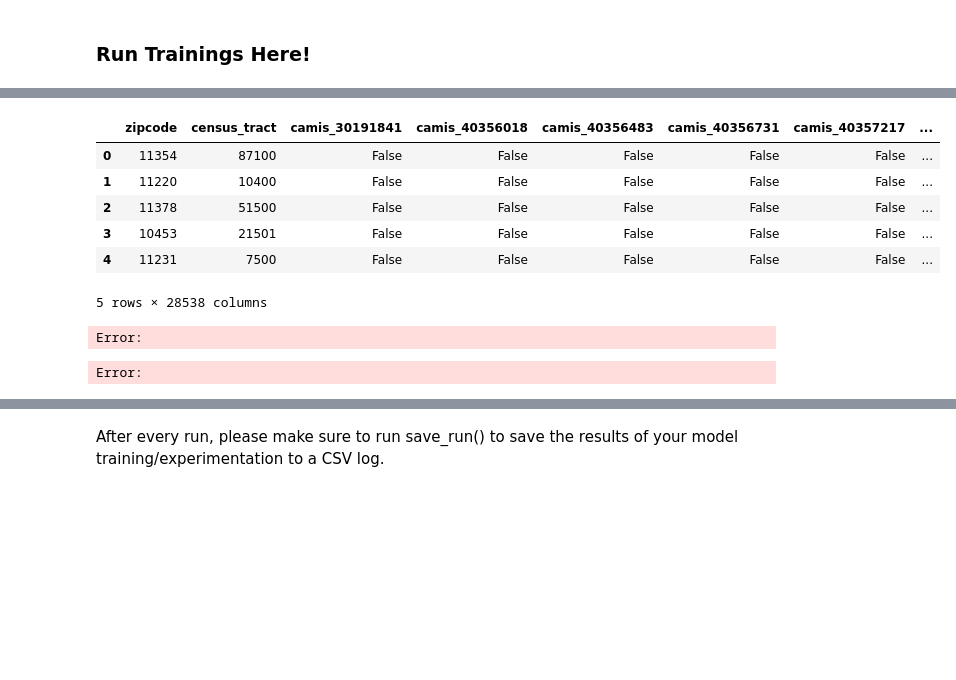
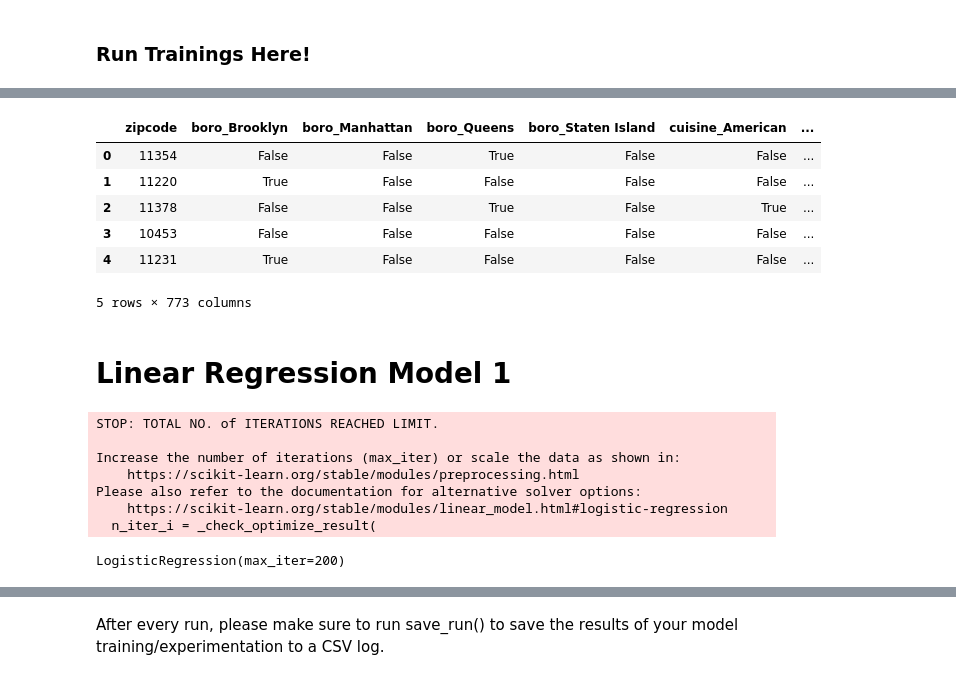
Before and after one commit to Neelka96/CurryExpansion, a Jupyter notebook: ML_Training_In_Class/Manny/ml_training.ipynb, the cells around one changed output, grey strips where cells are left out. Saved outputs shown, nothing was run; the diff lists cells and outputs as text; code cells hidden in the pictures; blank space fills up the shorter version.

Commit message:
Model Tuning

```diff
--- a/ML_Training_In_Class/Manny/ml_training.ipynb
+++ b/ML_Training_In_Class/Manny/ml_training.ipynb
@@ -231,0 +371,16 @@ Name: count, dtype: int64
+# %%
+X['inspection_date'] = pd.to_datetime(X['inspection_date'])
+# %%
+X['inspection_month'] = X['inspection_date'].dt.month
+# %%
+def month_to_season(month):
+    if month in [12, 1, 2]:
+        return 'Winter'
+    elif month in [3, 4, 5]:
+        return 'Spring'
+    elif month in [6, 7, 8]:
+        return 'Summer'
+    else:
+        return 'Fall'
+
+X['inspection_season'] = X['inspection_month'].apply(month_to_season)
@@ -231,0 +432,2 @@ Name: count, dtype: int64
+# %%
+X = X.drop(columns = ["inspection_date"])
@@ -232,31 +443,30 @@ Name: count, dtype: int64
 # %%
 # Encoding categorical variables for processing.
 # We combine X and Y temporarily to for clean transformation.
 
-df_binary = pd.concat([binary_X, binary_y], axis = 1)
+new_df = pd.concat([X, y], axis = 1)
 
 # Define categorical columns
-categorical_columns = ['camis', 'boro', 'cuisine', 'inspection_date', 'inspection_type', 'inspection_subtype',
-                    'action', 'violation_code', 'critical_flag', 'nta']
+categorical_columns = ['boro', 'cuisine', 'inspection_type', 'inspection_subtype',
+                    'action', 'violation_code', 'critical_flag', 'census_tract', 'nta', 'inspection_month', 'inspection_season']
 
 # Hot-encode categorical columns.
 
-df_binary_encoded = pd.get_dummies(df_binary, columns = categorical_columns, drop_first = True)
+df_encoded = pd.get_dummies(new_df, columns = categorical_columns, drop_first = True)
 
 # Split the data back into target and features.
 
-binary_X_encoded = df_binary_encoded.drop(columns = ['failing'])
-binary_y_encoded = df_binary_encoded['failing']
+X_encoded = df_encoded.drop(columns = ['failing'])
+y_encoded = df_encoded['failing']
 
-#Inspect data.
+# Inspect data.
 
-binary_X_encoded.shape
-binary_X_encoded.head()
+X_encoded.head()
 # %% [output]
-|  | zipcode | census_tract | camis_30191841 | camis_40356018 | camis_40356483 | camis_40356731 | camis_40357217 | ... |
-| 0 | 11354 | 87100 | False | False | False | False | False | ... |
-| 1 | 11220 | 10400 | False | False | False | False | False | ... |
-| 2 | 11378 | 51500 | False | False | False | False | False | ... |
-| 3 | 10453 | 21501 | False | False | False | False | False | ... |
-| 4 | 11231 | 7500 | False | False | False | False | False | ... |
+|  | zipcode | boro_Brooklyn | boro_Manhattan | boro_Queens | boro_Staten Island | cuisine_American | ... |
+| 0 | 11354 | False | False | True | False | False | ... |
+| 1 | 11220 | True | False | False | False | False | ... |
+| 2 | 11378 | False | False | True | False | True | ... |
+| 3 | 10453 | False | False | False | False | False | ... |
+| 4 | 11231 | True | False | False | False | False | ... |
-5 rows × 28538 columns
+5 rows × 773 columns
@@ -263,15 +477,19 @@ binary_X_encoded.head()
+# %% [markdown]
+# Linear Regression Model 1
 # %%
-# Split data intro training and testing sets.
-
-X_train, X_test, y_train, y_test = train_test_split(binary_X_encoded, binary_y_encoded, test_size = 0.2, random_state = 42, stratify = binary_y_encoded)
-
 # Initialize and fit the model.
 
 logistic_regression_model = LogisticRegression(max_iter = 200)
 logistic_regression_model.fit(X_train, y_train)
 # %% [output]
-Error:
+STOP: TOTAL NO. of ITERATIONS REACHED LIMIT.
+
+Increase the number of iterations (max_iter) or scale the data as shown in:
+    https://scikit-learn.org/stable/modules/preprocessing.html
+Please also refer to the documentation for alternative solver options:
+    https://scikit-learn.org/stable/modules/linear_model.html#logistic-regression
+  n_iter_i = _check_optimize_result(
-Error:
+LogisticRegression(max_iter=200)
 # %%
 # Predict on the test set.
 
```
Also changed, not shown: parts of 41 cells of this notebook.
